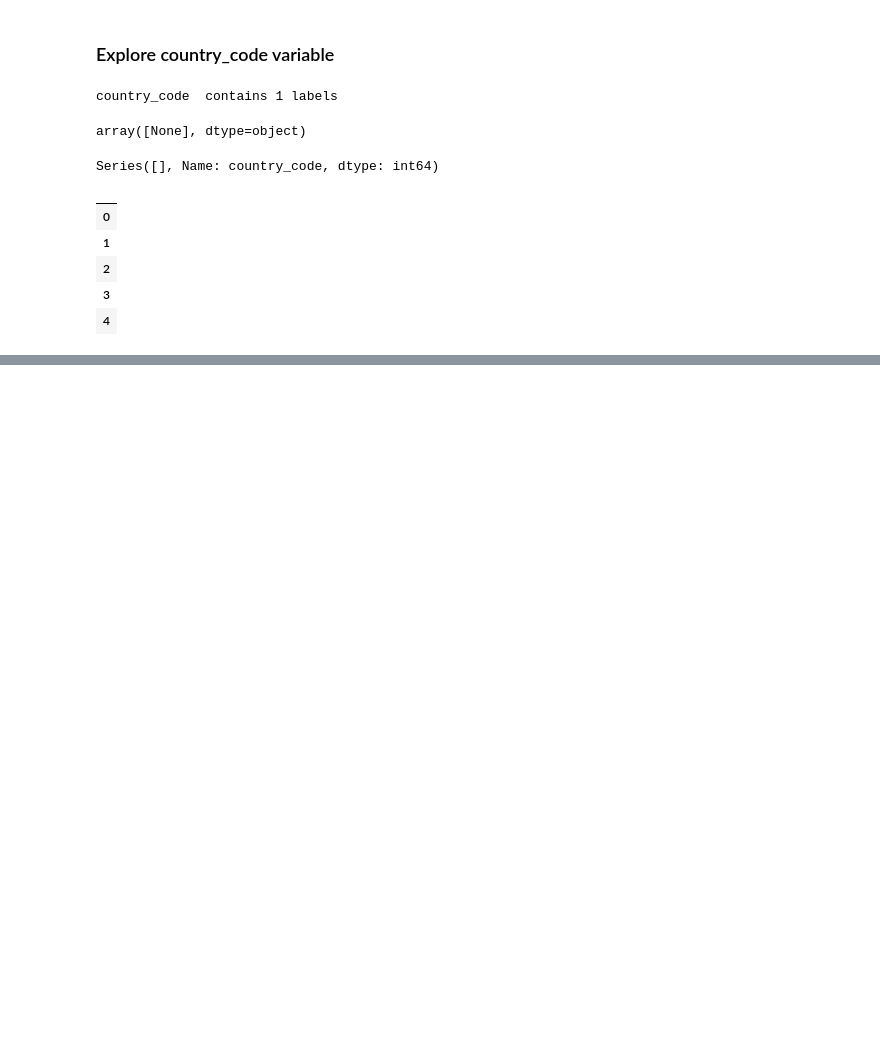
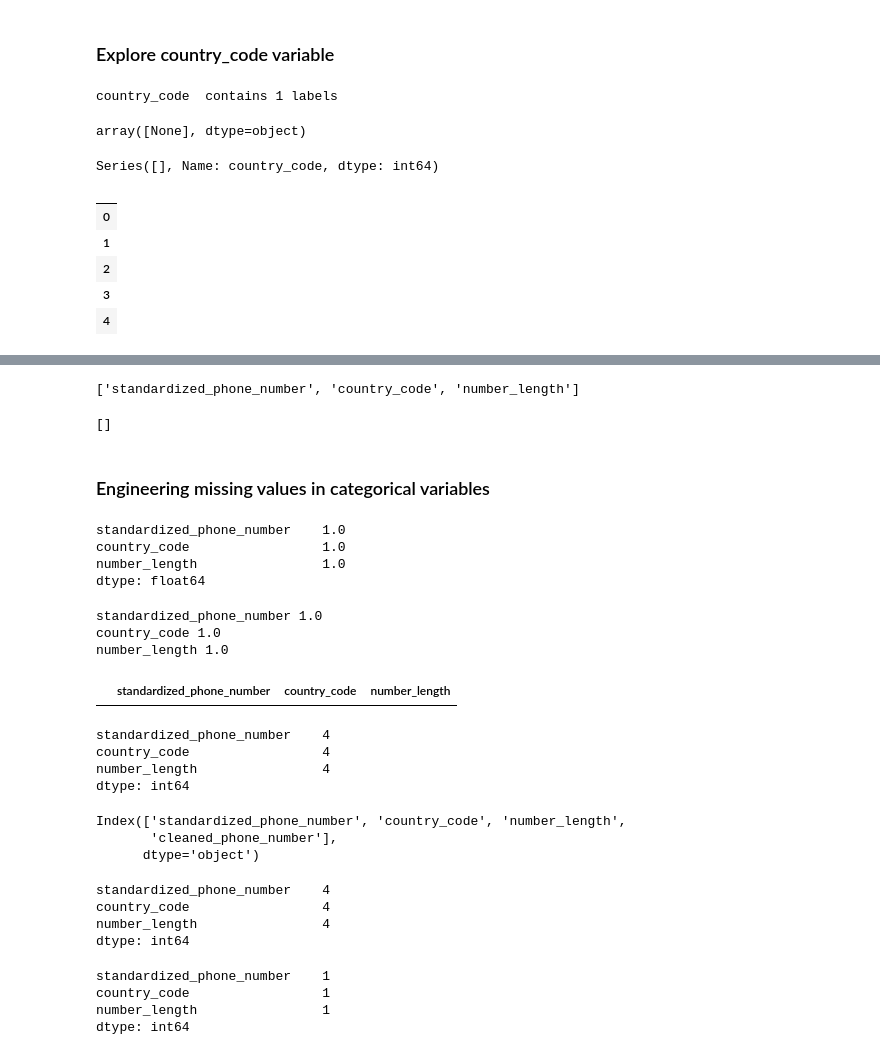
Before and after one commit to CYNTHIA-ATIENO/PHASE-3-PROJECT, a Jupyter notebook: index.ipynb, the cells around one changed output, grey strips where cells are left out. Saved outputs shown, nothing was run; the diff lists cells and outputs as text; code cells hidden in the pictures; blank space fills up the shorter version.

```diff
--- a/index.ipynb
+++ b/index.ipynb
@@ -464,0 +507,57 @@ The dataset has no numerical variables.
+# %%
+# display categorical variables
+
+categorical = [col for col in X_train.columns if X_train[col].dtypes == 'O']
+
+categorical
+# %% [output]
+['standardized_phone_number', 'country_code', 'number_length']
+# %%
+# display numerical variables
+
+numerical = [col for col in X_train.columns if X_train[col].dtypes != 'O']
+
+numerical
+# %% [output]
+[]
+# %% [markdown]
+### Engineering missing values in categorical variables
+# %%
+# print percentage of missing values in the categorical variables in training set
+
+X_train[categorical].isnull().mean()
+# %% [output]
+standardized_phone_number    1.0
+country_code                 1.0
+number_length                1.0
+dtype: float64
+# %%
+# print categorical variables with missing data
+
+for col in categorical:
+    if X_train[col].isnull().mean()>0:
+        print(col, (X_train[col].isnull().mean()))
+# %% [output]
+standardized_phone_number 1.0
+country_code 1.0
+number_length 1.0
+# %%
+X_train.mode()
+# %% [output]
+|  | standardized_phone_number | country_code | number_length |
+# %%
+# check missing values in categorical variables in X_train
+
+X_train[categorical].isnull().sum()
+# %% [output]
+standardized_phone_number    4
+country_code                 4
+number_length                4
+dtype: int64
+# %%
+#confirm the columns that we are working with
+print(df.columns)
+# %% [output]
+Index(['standardized_phone_number', 'country_code', 'number_length',
+       'cleaned_phone_number'],
+      dtype='object')
@@ -464,0 +569,18 @@ The dataset has no numerical variables.
+# %%
+# check missing values in categorical variables in X_train
+
+X_train[categorical].isnull().sum()
+# %% [output]
+standardized_phone_number    4
+country_code                 4
+number_length                4
+dtype: int64
+# %%
+# check missing values in categorical variables in X_test
+
+X_test[categorical].isnull().sum()
+# %% [output]
+standardized_phone_number    1
+country_code                 1
+number_length                1
+dtype: int64
```
Also changed, not shown: parts of 53 cells of this notebook.
